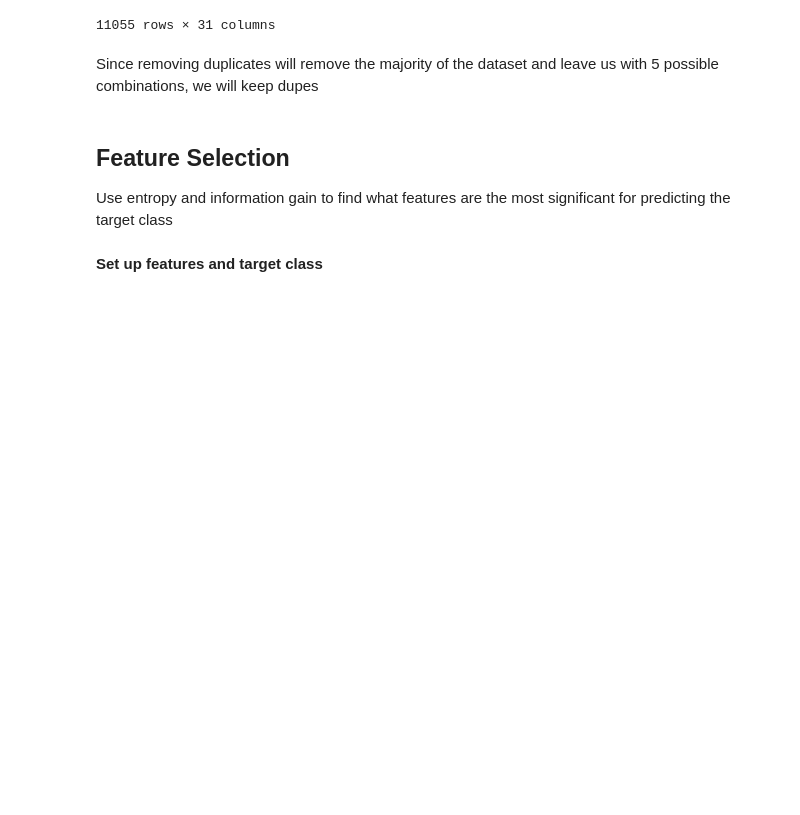
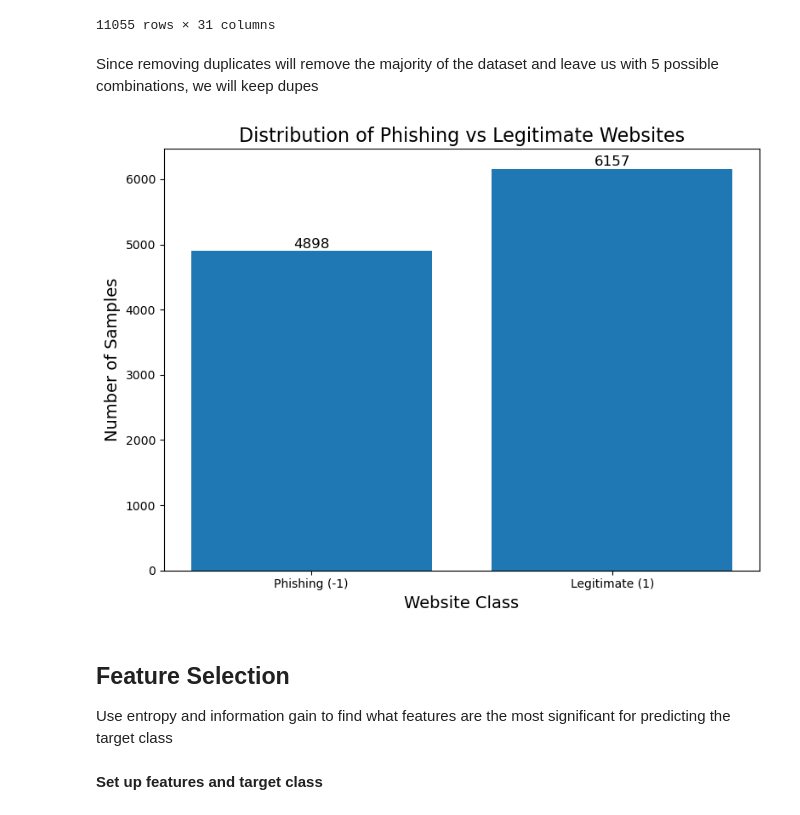
Before and after one commit to ssinlao/CS4210-Phishing-Website-Project, a Jupyter notebook: Phishing_Websites.ipynb, the cells around one changed output. Cells and saved outputs as stored; diff of their text form; code cells hidden in the pictures; blank space fills up the shorter version.

Commit message:
Added Diagrams

```diff
--- a/Phishing_Websites.ipynb
+++ b/Phishing_Websites.ipynb
@@ -72,6 +72,37 @@ df.dropna()
 11055 rows × 31 columns
 # %% [markdown]
 Since removing duplicates will remove the majority of the dataset and leave us with 5 possible combinations, we will keep dupes
+# %%
+import matplotlib.pyplot as plt
+import pandas as pd
+
+# If your labels are 1 (legit) and -1 (phishing), convert them to names
+class_counts = y.value_counts().sort_index()
+
+# Map numeric labels to readable text
+labels = class_counts.index.map({-1: "Phishing (-1)", 1: "Legitimate (1)"}).tolist()
+
+plt.figure(figsize=(8,6))
+bars = plt.bar(labels, class_counts.values)
+
+# Add count labels above bars
+for bar in bars:
+    height = bar.get_height()
+    plt.text(
+        bar.get_x() + bar.get_width() / 2,
+        height + 50,              # position above the bar
+        f"{height}",              # text (count)
+        ha='center', fontsize=12
+    )
+
+plt.title("Distribution of Phishing vs Legitimate Websites", fontsize=16)
+plt.xlabel("Website Class", fontsize=14)
+plt.ylabel("Number of Samples", fontsize=14)
+
+plt.tight_layout()
+plt.show()
+# %% [output]
+[figure, added]
 # %% [markdown]
 ## Feature Selection
 Use entropy and information gain to find what features are the most significant for predicting the target class
```
Also changed, not shown: parts of 4 cells of this notebook.
